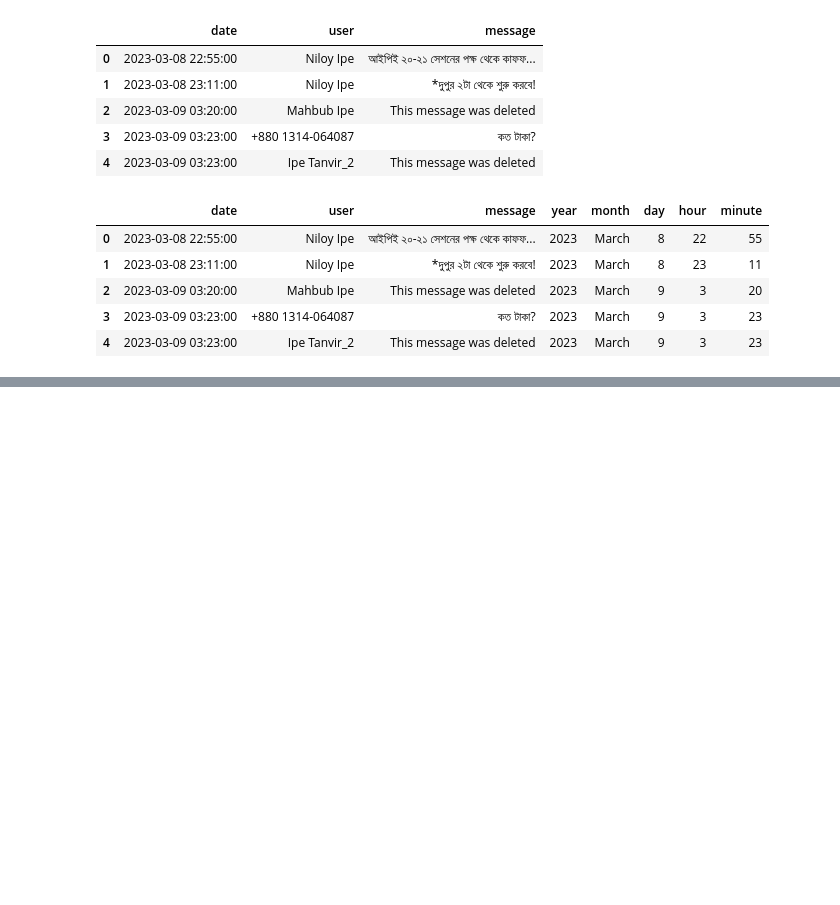
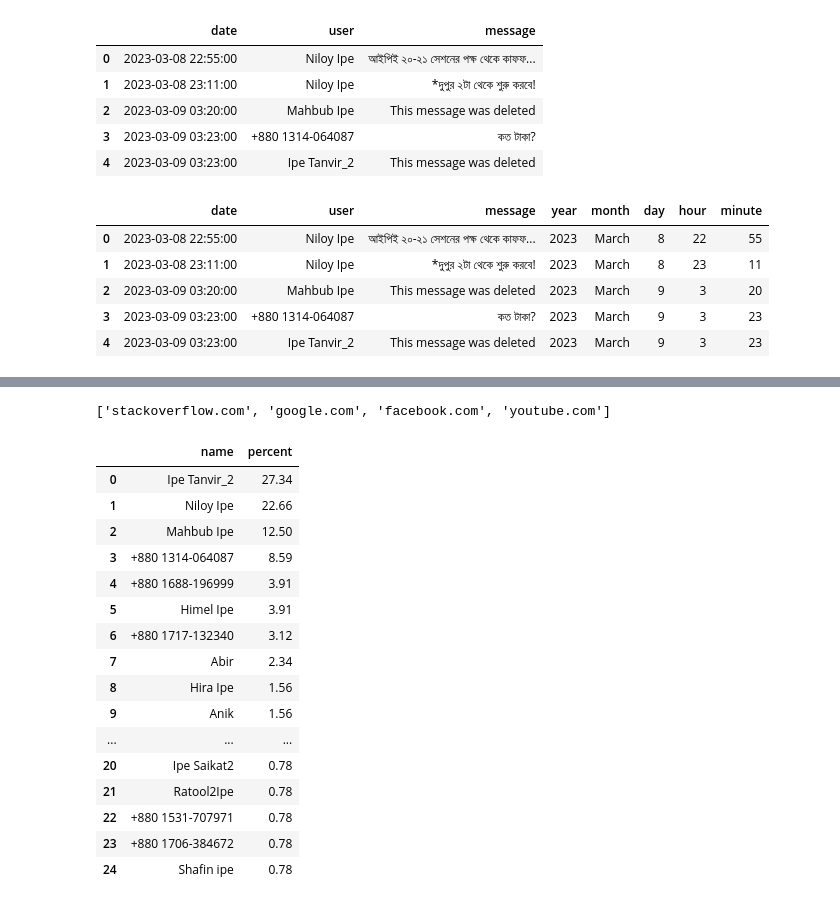
Before and after one commit to kmashfaque/whatsapp_chat_analzer, a Jupyter notebook: Untitled.ipynb, the cells around one changed output, grey strips where cells are left out. Drawn from its saved outputs; the diff is of its cells as text; code cells hidden in the pictures; blank space fills up the shorter version.

```diff
--- a/Untitled.ipynb
+++ b/Untitled.ipynb
@@ -169,0 +196,8 @@ df[df["message"]=="Ipe"].shape
+# %%
+from urlextract import URLExtract
+
+extractor=URLExtract()
+urls=extractor.find_urls("Lets's have URL stackoverflow.com as example of google.com, facebook.com, youtube.com")
+urls
+# %% [output]
+['stackoverflow.com', 'google.com', 'facebook.com', 'youtube.com']
@@ -169,0 +210,20 @@ df[df["message"]=="Ipe"].shape
+# %%
+round((df["user"].value_counts()/df.shape[0])*100,2).reset_index().rename(columns={"index":"name","user":"percent"})
+# %% [output]
+|  | name | percent |
+| 0 | Ipe Tanvir_2 | 27.34 |
+| 1 | Niloy Ipe | 22.66 |
+| 2 | Mahbub Ipe | 12.50 |
+| 3 | +880 1314-064087 | 8.59 |
+| 4 | +880 1688-196999 | 3.91 |
+| 5 | Himel Ipe | 3.91 |
+| 6 | +880 1717-132340 | 3.12 |
+| 7 | Abir | 2.34 |
+| 8 | Hira Ipe | 1.56 |
+| 9 | Anik | 1.56 |
+| ... | ... | ... |
+| 20 | Ipe Saikat2 | 0.78 |
+| 21 | Ratool2Ipe | 0.78 |
+| 22 | +880 1531-707971 | 0.78 |
+| 23 | +880 1706-384672 | 0.78 |
+| 24 | Shafin ipe | 0.78 |
```
Also changed, not shown: parts of 3 cells of this notebook, 2 other files.
